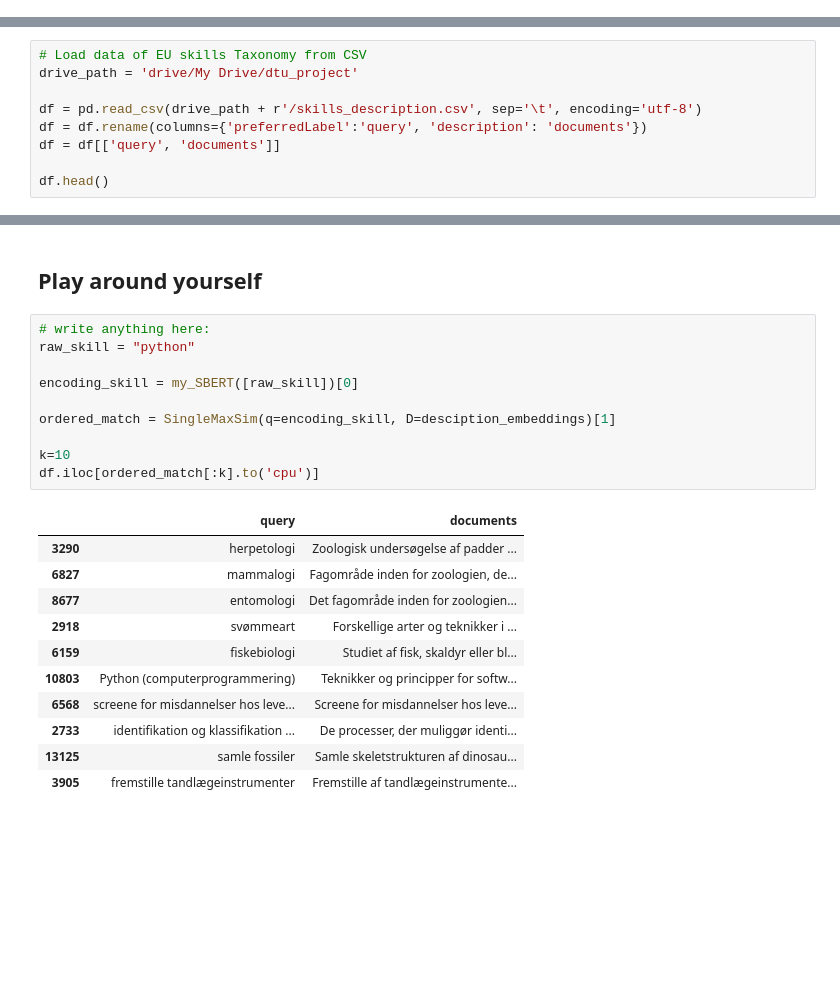
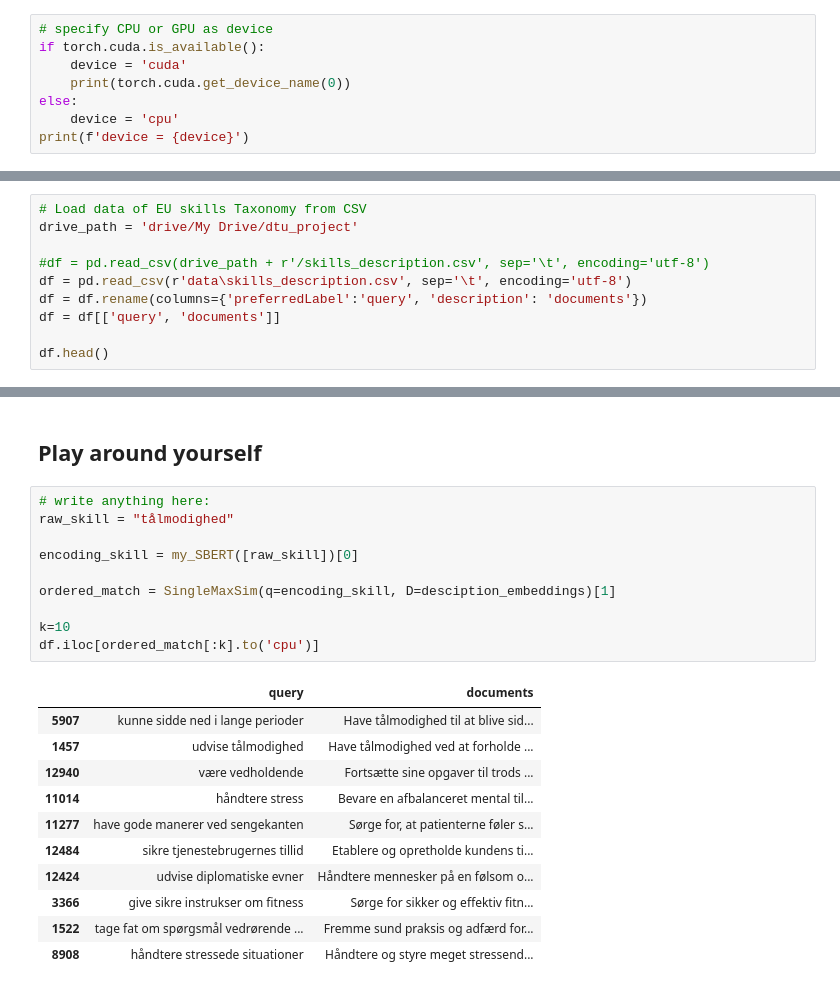
Before and after one commit to MartinBA741/SkillsColBERT, a Jupyter notebook: SBERT.ipynb, the cells around one changed output, grey strips where cells are left out. Cells and saved outputs as stored; diff of their text form; blank space fills up the shorter version.

```diff
--- a/SBERT.ipynb
+++ b/SBERT.ipynb
@@ -45,0 +23,8 @@ import matplotlib.pyplot as plt
+# %%
+# specify CPU or GPU as device
+if torch.cuda.is_available():
+    device = 'cuda'
+    print(torch.cuda.get_device_name(0))
+else:
+    device = 'cpu'
+print(f'device = {device}')
@@ -73,7 +60,8 @@ Data contains skills denoted as a query and an appurtenant description denoted a
 # Load data of EU skills Taxonomy from CSV
 drive_path = 'drive/My Drive/dtu_project'
 
-df = pd.read_csv(drive_path + r'/skills_description.csv', sep='\t', encoding='utf-8')
+#df = pd.read_csv(drive_path + r'/skills_description.csv', sep='\t', encoding='utf-8')
+df = pd.read_csv(r'data\skills_description.csv', sep='\t', encoding='utf-8')
 df = df.rename(columns={'preferredLabel':'query', 'description': 'documents'})
 df = df[['query', 'documents']]
 
@@ -281,23 +271,23 @@ Top 50 accuracy: 69.57%
 ## Play around yourself
 # %%
 # write anything here:
-raw_skill = "python"
+raw_skill = "tålmodighed"
 
 encoding_skill = my_SBERT([raw_skill])[0]
 
 ordered_match = SingleMaxSim(q=encoding_skill, D=desciption_embeddings)[1]
 
 k=10
 df.iloc[ordered_match[:k].to('cpu')]
 # %% [output]
 |  | query | documents |
-| 3290 | herpetologi | Zoologisk undersøgelse af padder ... |
-| 6827 | mammalogi | Fagområde inden for zoologien, de... |
-| 8677 | entomologi | Det fagområde inden for zoologien... |
-| 2918 | svømmeart | Forskellige arter og teknikker i ... |
-| 6159 | fiskebiologi | Studiet af fisk, skaldyr eller bl... |
-| 10803 | Python (computerprogrammering) | Teknikker og principper for softw... |
-| 6568 | screene for misdannelser hos leve... | Screene for misdannelser hos leve... |
-| 2733 | identifikation og klassifikation ... | De processer, der muliggør identi... |
-| 13125 | samle fossiler | Samle skeletstrukturen af dinosau... |
-| 3905 | fremstille tandlægeinstrumenter | Fremstille af tandlægeinstrumente... |
+| 5907 | kunne sidde ned i lange perioder | Have tålmodighed til at blive sid... |
+| 1457 | udvise tålmodighed | Have tålmodighed ved at forholde ... |
+| 12940 | være vedholdende | Fortsætte sine opgaver til trods ... |
+| 11014 | håndtere stress | Bevare en afbalanceret mental til... |
+| 11277 | have gode manerer ved sengekanten | Sørge for, at patienterne føler s... |
+| 12484 | sikre tjenestebrugernes tillid | Etablere og opretholde kundens ti... |
+| 12424 | udvise diplomatiske evner | Håndtere mennesker på en følsom o... |
+| 3366 | give sikre instrukser om fitness | Sørge for sikker og effektiv fitn... |
+| 1522 | tage fat om spørgsmål vedrørende ... | Fremme sund praksis og adfærd for... |
+| 8908 | håndtere stressede situationer | Håndtere og styre meget stressend... |
```
Also changed, not shown: parts of 6 cells of this notebook.
